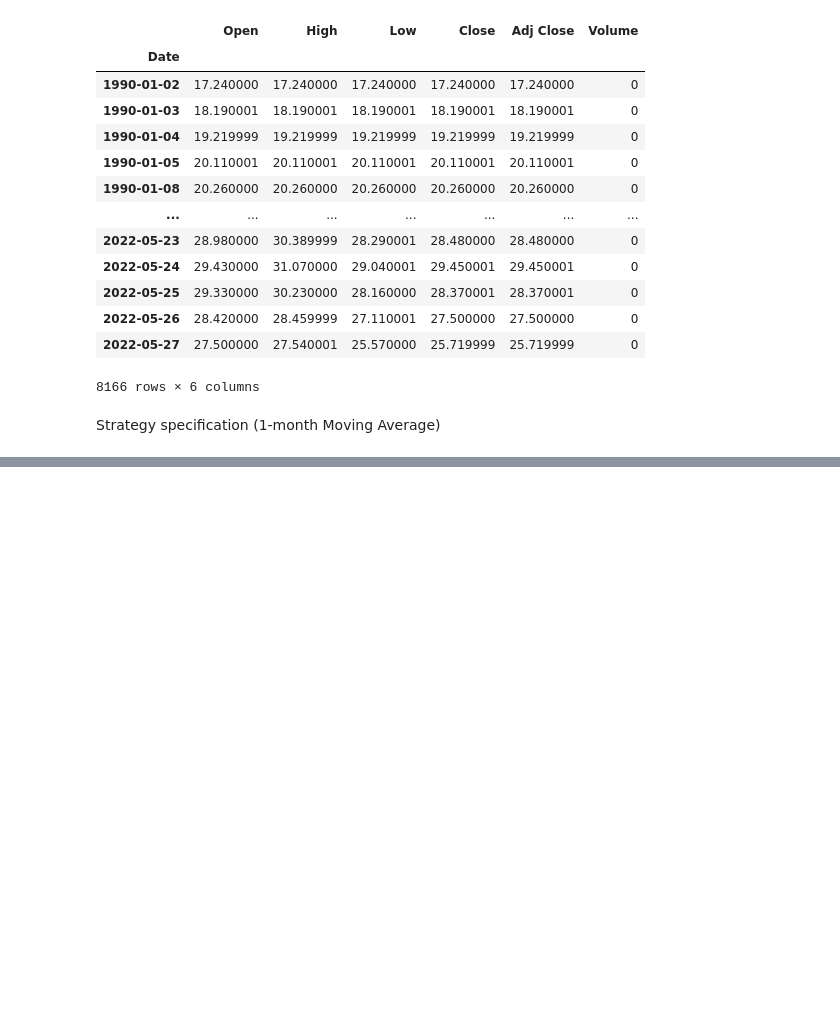
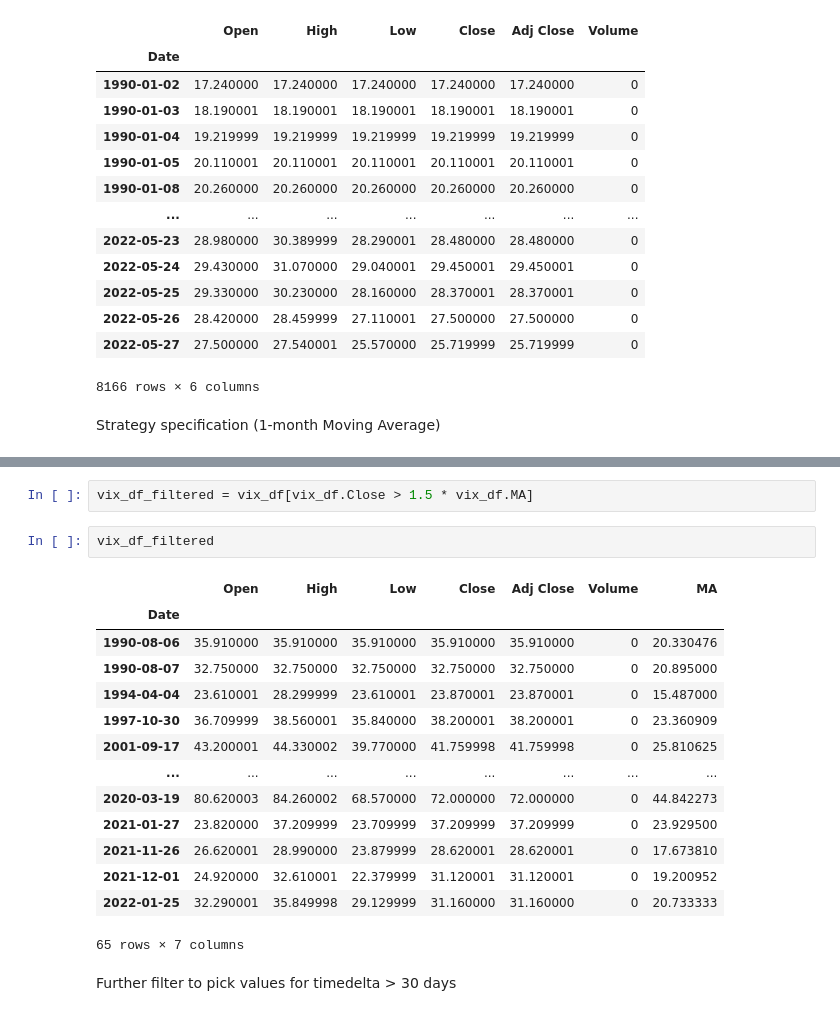
Before and after one commit to atkrish0/quantfin, a Jupyter notebook: JPM 'Surefire' Strat/JPM_Surefire.ipynb, the cells around one changed output, grey strips where cells are left out. Drawn from its saved outputs; the diff is of its cells as text; blank space fills up the shorter version.

```diff
--- a/JPM 'Surefire' Strat/JPM_Surefire.ipynb
+++ b/JPM 'Surefire' Strat/JPM_Surefire.ipynb
@@ -35,0 +57,21 @@ Strategy specification (1-month Moving Average)
+# %%
+vix_df_filtered = vix_df[vix_df.Close > 1.5 * vix_df.MA]
+# %%
+vix_df_filtered
+# %% [output]
+|  | Open | High | Low | Close | Adj Close | Volume | MA |
+| Date |  |  |  |  |  |  |  |
+| 1990-08-06 | 35.910000 | 35.910000 | 35.910000 | 35.910000 | 35.910000 | 0 | 20.330476 |
+| 1990-08-07 | 32.750000 | 32.750000 | 32.750000 | 32.750000 | 32.750000 | 0 | 20.895000 |
+| 1994-04-04 | 23.610001 | 28.299999 | 23.610001 | 23.870001 | 23.870001 | 0 | 15.487000 |
+| 1997-10-30 | 36.709999 | 38.560001 | 35.840000 | 38.200001 | 38.200001 | 0 | 23.360909 |
+| 2001-09-17 | 43.200001 | 44.330002 | 39.770000 | 41.759998 | 41.759998 | 0 | 25.810625 |
+| ... | ... | ... | ... | ... | ... | ... | ... |
+| 2020-03-19 | 80.620003 | 84.260002 | 68.570000 | 72.000000 | 72.000000 | 0 | 44.842273 |
+| 2021-01-27 | 23.820000 | 37.209999 | 23.709999 | 37.209999 | 37.209999 | 0 | 23.929500 |
+| 2021-11-26 | 26.620001 | 28.990000 | 23.879999 | 28.620001 | 28.620001 | 0 | 17.673810 |
+| 2021-12-01 | 24.920000 | 32.610001 | 22.379999 | 31.120001 | 31.120001 | 0 | 19.200952 |
+| 2022-01-25 | 32.290001 | 35.849998 | 29.129999 | 31.160000 | 31.160000 | 0 | 20.733333 |
+65 rows × 7 columns
+# %% [markdown]
+Further filter to pick values for timedelta > 30 days
```
Also changed, not shown: parts of 18 cells of this notebook, 2 other files.
